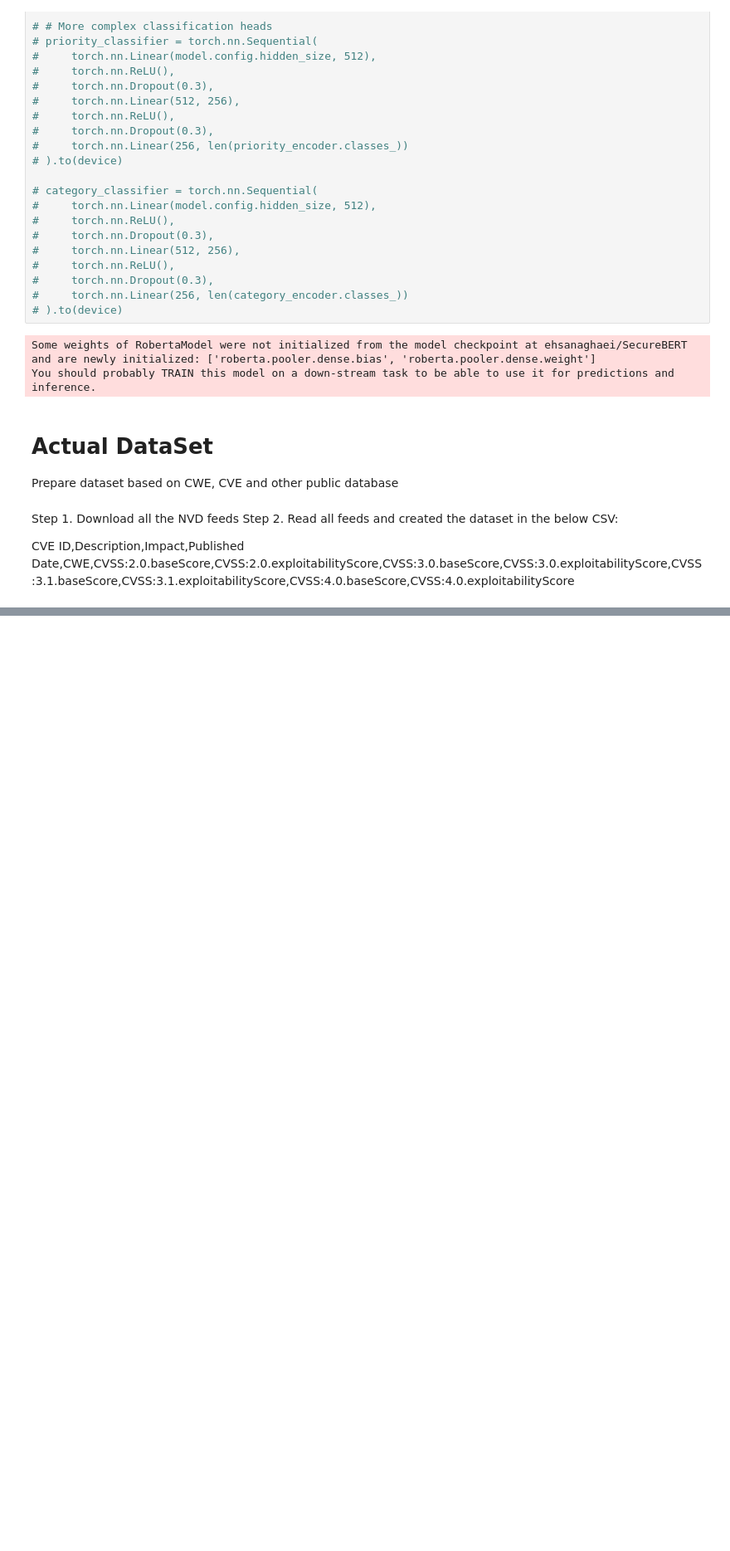
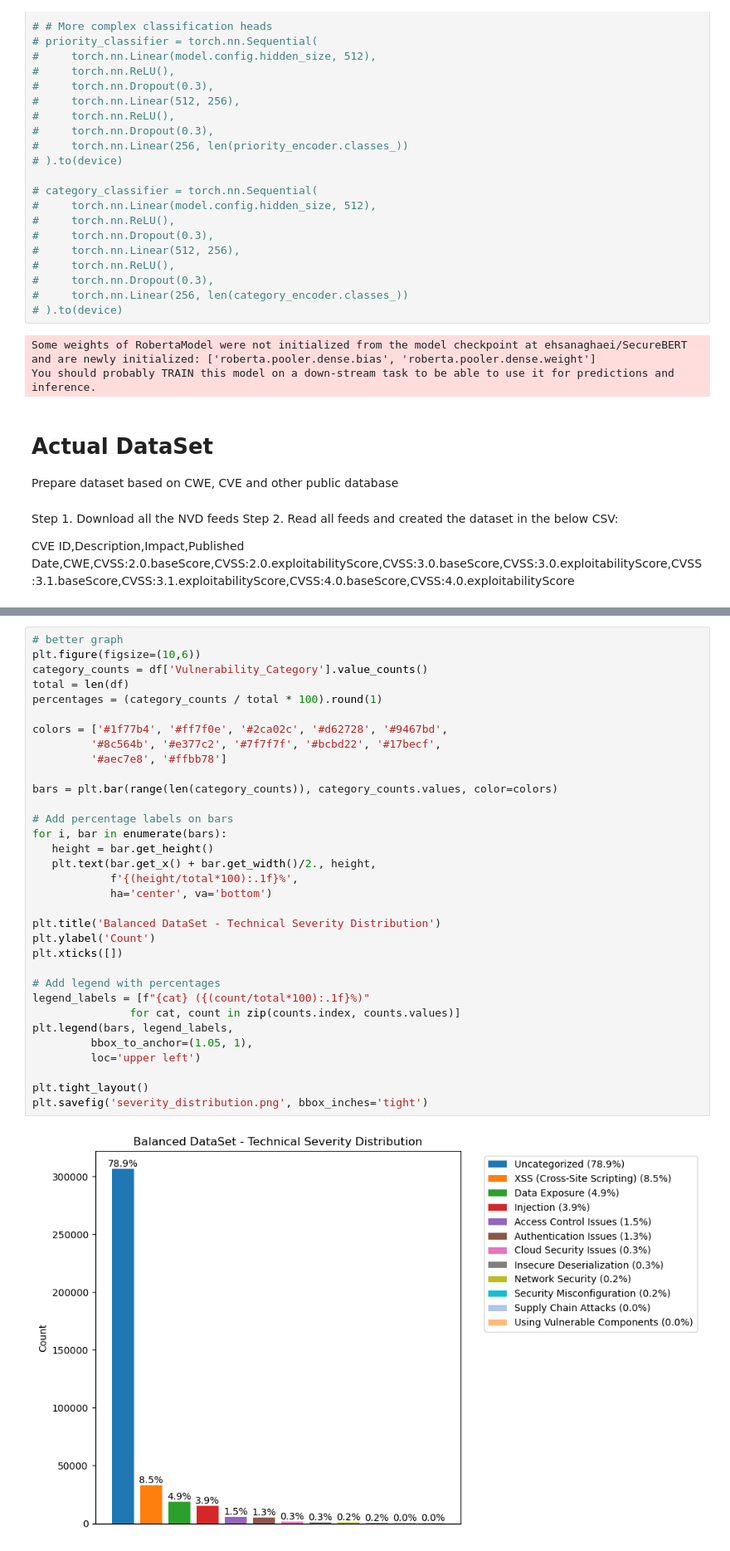
Before and after one commit to vinaybist/SecurityRequirement, a Jupyter notebook: SecurityRequirement.ipynb, the cells around one changed output, grey strips where cells are left out. Shown at 83% size. Drawn from its saved outputs; the diff is of its cells as text; blank space fills up the shorter version.

```diff
--- a/SecurityRequirement.ipynb
+++ b/SecurityRequirement.ipynb
@@ -560,0 +702,35 @@ drive.mount('/content/drive')
+# %%
+# better graph
+plt.figure(figsize=(10,6))
+category_counts = df['Vulnerability_Category'].value_counts()
+total = len(df)
+percentages = (category_counts / total * 100).round(1)
+
+colors = ['#1f77b4', '#ff7f0e', '#2ca02c', '#d62728', '#9467bd',
+         '#8c564b', '#e377c2', '#7f7f7f', '#bcbd22', '#17becf',
+         '#aec7e8', '#ffbb78']
+
+bars = plt.bar(range(len(category_counts)), category_counts.values, color=colors)
+
+# Add percentage labels on bars
+for i, bar in enumerate(bars):
+   height = bar.get_height()
+   plt.text(bar.get_x() + bar.get_width()/2., height,
+            f'{(height/total*100):.1f}%',
+            ha='center', va='bottom')
+
+plt.title('Balanced DataSet - Technical Severity Distribution')
+plt.ylabel('Count')
+plt.xticks([])
+
+# Add legend with percentages
+legend_labels = [f"{cat} ({(count/total*100):.1f}%)"
+               for cat, count in zip(counts.index, counts.values)]
+plt.legend(bars, legend_labels,
+         bbox_to_anchor=(1.05, 1),
+         loc='upper left')
+
+plt.tight_layout()
+plt.savefig('severity_distribution.png', bbox_inches='tight')
+# %% [output]
+[figure, added]
```
Also changed, not shown: parts of 25 cells of this notebook.
